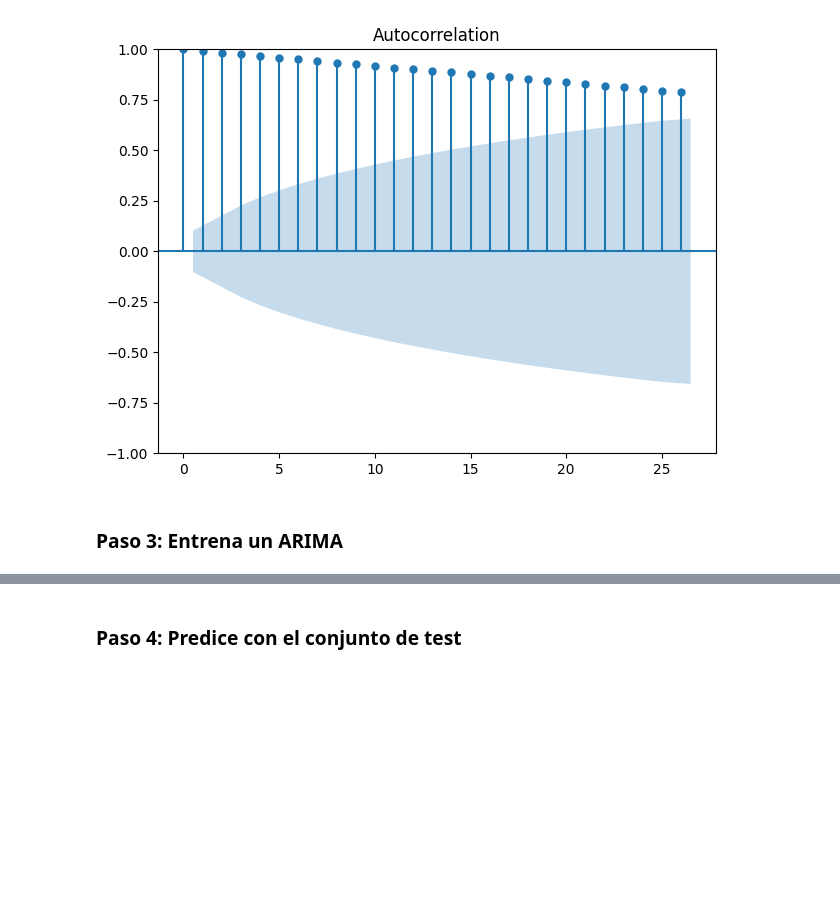
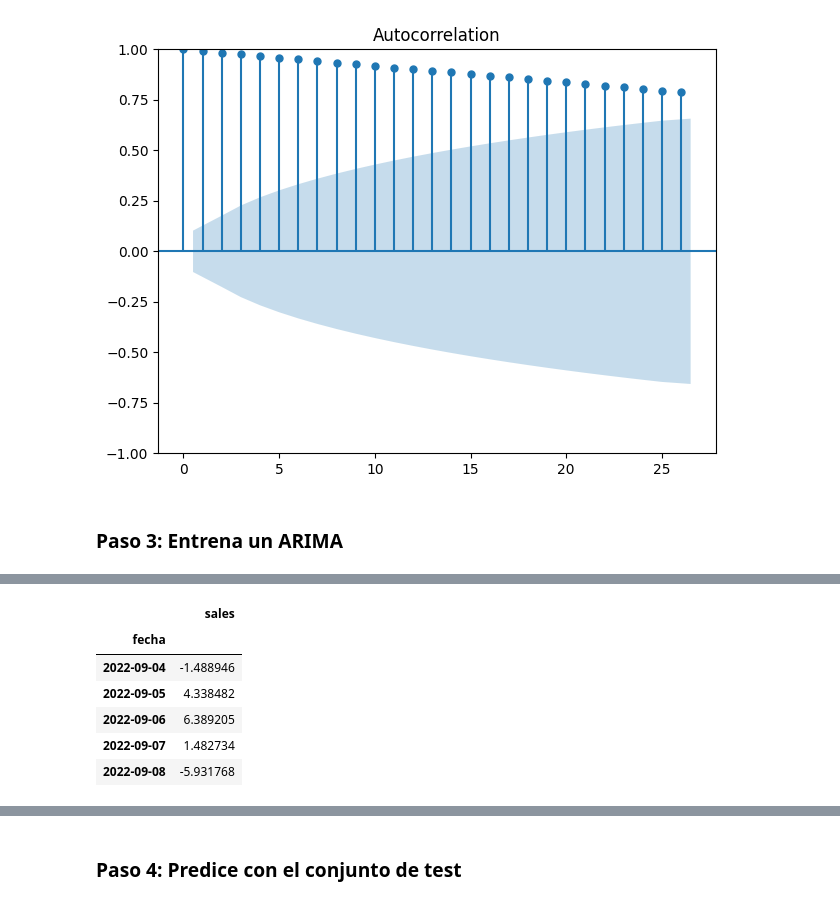
Before and after one commit to Jairo-Almanza/Proyecto-Serie-Temporal-Alternativa, a Jupyter notebook: src/explore.ipynb, the cells around one changed output, grey strips where cells are left out. Cells and saved outputs as stored; diff of their text form; code cells hidden in the pictures; blank space fills up the shorter version.

```diff
--- a/src/explore.ipynb
+++ b/src/explore.ipynb
@@ -203,0 +221,21 @@ plt.show()
+# %%
+# Dividimos conjunto de train y Test
+from sklearn.model_selection import train_test_split
+
+# Asigna la serie temporal a la variable X
+X = ts_stationary
+
+# Divide la serie temporal en conjuntos de entrenamiento y prueba
+train_size = int(0.8 * len(X))  # 80% para entrenamiento
+test_size = len(X) - train_size  # 20% para prueba
+
+X_train, X_test = train_test_split(X, train_size=train_size, test_size=test_size, shuffle=False)
+X_train.head()
+# %% [output]
+|  | sales |
+| fecha |  |
+| 2022-09-04 | -1.488946 |
+| 2022-09-05 | 4.338482 |
+| 2022-09-06 | 6.389205 |
+| 2022-09-07 | 1.482734 |
+| 2022-09-08 | -5.931768 |
```
Also changed, not shown: parts of 10 cells of this notebook, 1 other file.
